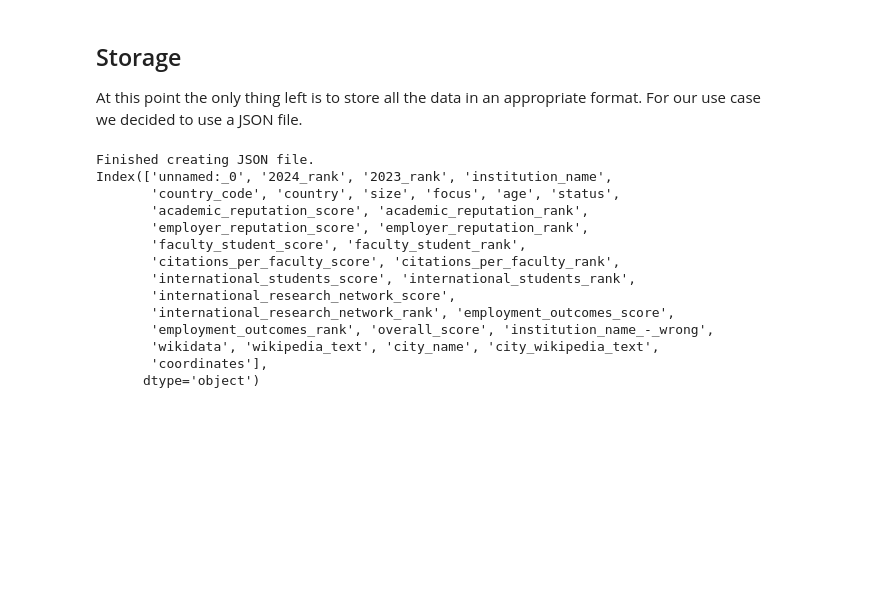
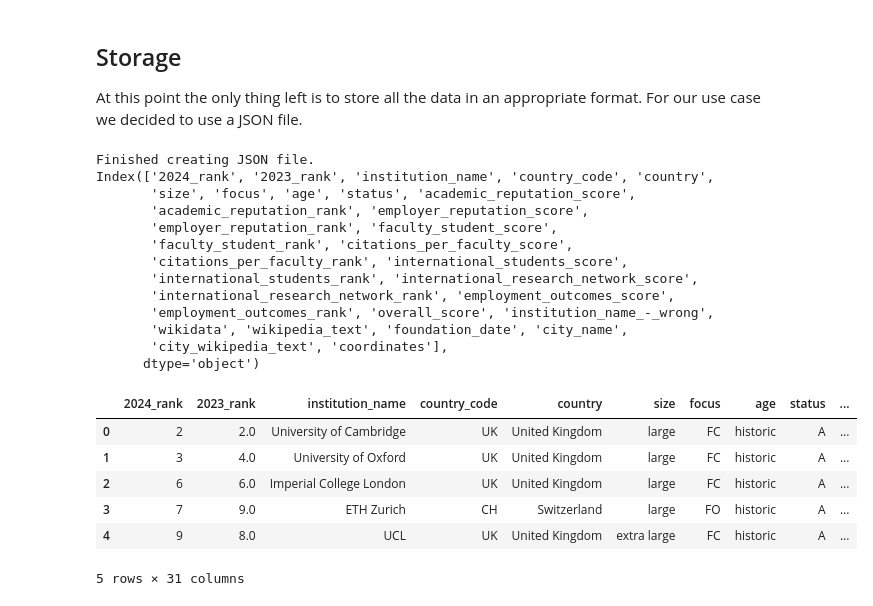
Before and after one commit to ikirovska/PRI-project, a Jupyter notebook: milestone_1/scripts/main.ipynb, the cells around one changed output. Cells and saved outputs as stored; diff of their text form; code cells hidden in the pictures; blank space fills up the shorter version.

```diff
--- a/milestone_1/scripts/main.ipynb
+++ b/milestone_1/scripts/main.ipynb
@@ -822,6 +875,7 @@ csv_file_path = "../datasets/05_Universities_ranking_filtered_cleaned.csv"
 output_file_path = "../datasets/06_University_documents.json"
 
 df = pd.read_csv(csv_file_path)
+df = df.drop("Unnamed: 0", axis=1)
 df['Latitude'].fillna(0, inplace=True)
 df['Longitude'].fillna(0, inplace=True)
 df['coordinates'] = df['Latitude'].astype(str) + ',' + df['Longitude'].astype(str)
@@ -840,40 +894,48 @@ df['2024_rank'].fillna(-1, inplace=True)
 df['2023_rank'].fillna(-1, inplace=True)
 
 df['academic_reputation_score'].fillna(-1, inplace=True)
 
 df['employer_reputation_score'].fillna(-1, inplace=True)
 df['faculty_student_score'].fillna(-1, inplace=True)
 df['citations_per_faculty_score'].fillna(-1, inplace=True)
 df['international_students_score'].fillna(-1, inplace=True)
 df['international_research_network_score'].fillna(-1, inplace=True)
 df['employment_outcomes_score'].fillna(-1, inplace=True)
 df['overall_score'].fillna(-1, inplace=True)
 df['overall_score'] = df['overall_score'].replace('-',-1)
 
 for header_name in df.columns:
   df[header_name] = df[header_name].map(str)
 
 df_json = df.to_json(orient="records")
 
 new_file = open(output_file_path, "w")
 new_file.writelines(df_json)
 new_file.close()
 
 print("Finished creating JSON file.")
 
 print(df.columns)
+
+df.head()
 # %% [output]
 Finished creating JSON file.
-Index(['unnamed:_0', '2024_rank', '2023_rank', 'institution_name',
-       'country_code', 'country', 'size', 'focus', 'age', 'status',
-       'academic_reputation_score', 'academic_reputation_rank',
-       'employer_reputation_score', 'employer_reputation_rank',
-       'faculty_student_score', 'faculty_student_rank',
-       'citations_per_faculty_score', 'citations_per_faculty_rank',
-       'international_students_score', 'international_students_rank',
-       'international_research_network_score',
+Index(['2024_rank', '2023_rank', 'institution_name', 'country_code', 'country',
+       'size', 'focus', 'age', 'status', 'academic_reputation_score',
+       'academic_reputation_rank', 'employer_reputation_score',
+       'employer_reputation_rank', 'faculty_student_score',
+       'faculty_student_rank', 'citations_per_faculty_score',
+       'citations_per_faculty_rank', 'international_students_score',
+       'international_students_rank', 'international_research_network_score',
        'international_research_network_rank', 'employment_outcomes_score',
        'employment_outcomes_rank', 'overall_score', 'institution_name_-_wrong',
-       'wikidata', 'wikipedia_text', 'city_name', 'city_wikipedia_text',
-       'coordinates'],
+       'wikidata', 'wikipedia_text', 'foundation_date', 'city_name',
+       'city_wikipedia_text', 'coordinates'],
       dtype='object')
+|  | 2024_rank | 2023_rank | institution_name | country_code | country | size | focus | age | status | ... |
+| 0 | 2 | 2.0 | University of Cambridge | UK | United Kingdom | large | FC | historic | A | ... |
+| 1 | 3 | 4.0 | University of Oxford | UK | United Kingdom | large | FC | historic | A | ... |
+| 2 | 6 | 6.0 | Imperial College London | UK | United Kingdom | large | FC | historic | A | ... |
+| 3 | 7 | 9.0 | ETH Zurich | CH | Switzerland | large | FO | historic | A | ... |
+| 4 | 9 | 8.0 | UCL | UK | United Kingdom | extra large | FC | historic | A | ... |
+5 rows × 31 columns
```
Also changed, not shown: parts of 10 cells of this notebook, 7 other files.
